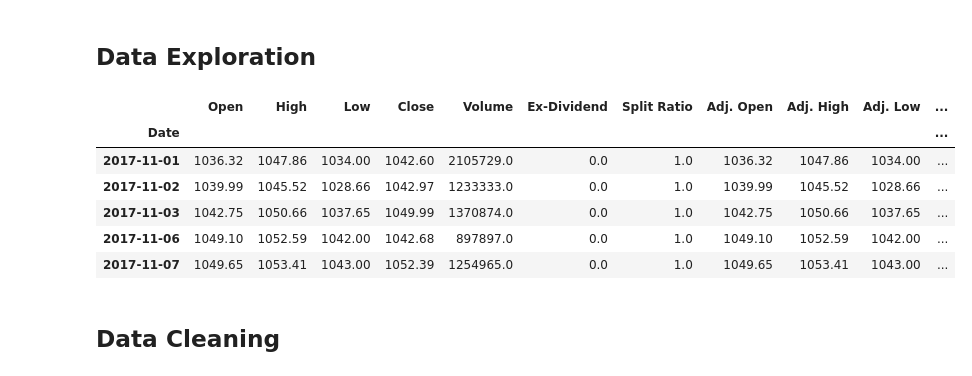
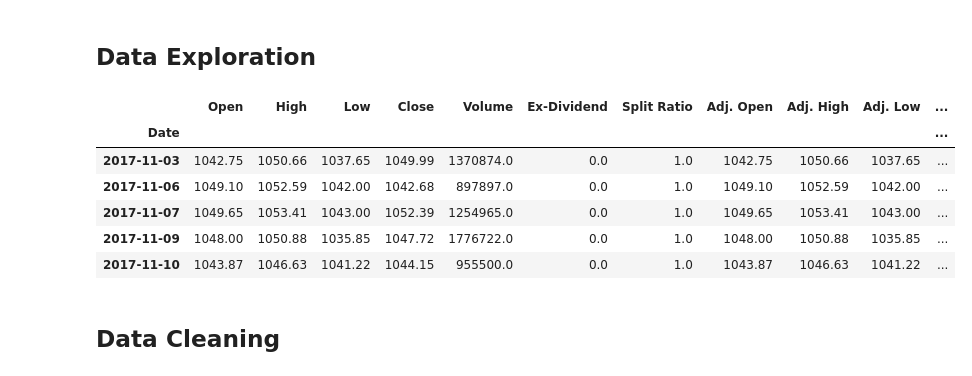
Before and after one commit to subhamsarangi/ML, a Jupyter notebook: 1. Linear Regression/1.2 Linear Regression.ipynb, the cells around one changed output. Saved outputs shown, nothing was run; the diff lists cells and outputs as text; code cells hidden in the pictures.

```diff
--- a/1. Linear Regression/1.2 Linear Regression.ipynb
+++ b/1. Linear Regression/1.2 Linear Regression.ipynb
@@ -15,14 +16,15 @@ df = quandl.get('WIKI/GOOGL')
 # %% [markdown]
 ## Data Exploration
-# %%
-df.tail()
-# %% [output]
-|  | Open | High | Low | Close | Volume | Ex-Dividend | Split Ratio | Adj. Open | Adj. High | Adj. Low | ... |
-| Date |  |  |  |  |  |  |  |  |  |  | ... |
-| 2017-11-01 | 1036.32 | 1047.86 | 1034.00 | 1042.60 | 2105729.0 | 0.0 | 1.0 | 1036.32 | 1047.86 | 1034.00 | ... |
-| 2017-11-02 | 1039.99 | 1045.52 | 1028.66 | 1042.97 | 1233333.0 | 0.0 | 1.0 | 1039.99 | 1045.52 | 1028.66 | ... |
-| 2017-11-03 | 1042.75 | 1050.66 | 1037.65 | 1049.99 | 1370874.0 | 0.0 | 1.0 | 1042.75 | 1050.66 | 1037.65 | ... |
-| 2017-11-06 | 1049.10 | 1052.59 | 1042.00 | 1042.68 | 897897.0 | 0.0 | 1.0 | 1049.10 | 1052.59 | 1042.00 | ... |
-| 2017-11-07 | 1049.65 | 1053.41 | 1043.00 | 1052.39 | 1254965.0 | 0.0 | 1.0 | 1049.65 | 1053.41 | 1043.00 | ... |
+# %%
+df = pd.DataFrame.copy(dframe)
+df.tail()
+# %% [output]
+|  | Open | High | Low | Close | Volume | Ex-Dividend | Split Ratio | Adj. Open | Adj. High | Adj. Low | ... |
+| Date |  |  |  |  |  |  |  |  |  |  | ... |
+| 2017-11-03 | 1042.75 | 1050.66 | 1037.65 | 1049.99 | 1370874.0 | 0.0 | 1.0 | 1042.75 | 1050.66 | 1037.65 | ... |
+| 2017-11-06 | 1049.10 | 1052.59 | 1042.00 | 1042.68 | 897897.0 | 0.0 | 1.0 | 1049.10 | 1052.59 | 1042.00 | ... |
+| 2017-11-07 | 1049.65 | 1053.41 | 1043.00 | 1052.39 | 1254965.0 | 0.0 | 1.0 | 1049.65 | 1053.41 | 1043.00 | ... |
+| 2017-11-09 | 1048.00 | 1050.88 | 1035.85 | 1047.72 | 1776722.0 | 0.0 | 1.0 | 1048.00 | 1050.88 | 1035.85 | ... |
+| 2017-11-10 | 1043.87 | 1046.63 | 1041.22 | 1044.15 | 955500.0 | 0.0 | 1.0 | 1043.87 | 1046.63 | 1041.22 | ... |
 # %% [markdown]
 ## Data Cleaning
```
Also changed, not shown: parts of 27 cells of this notebook, 2 other files.
